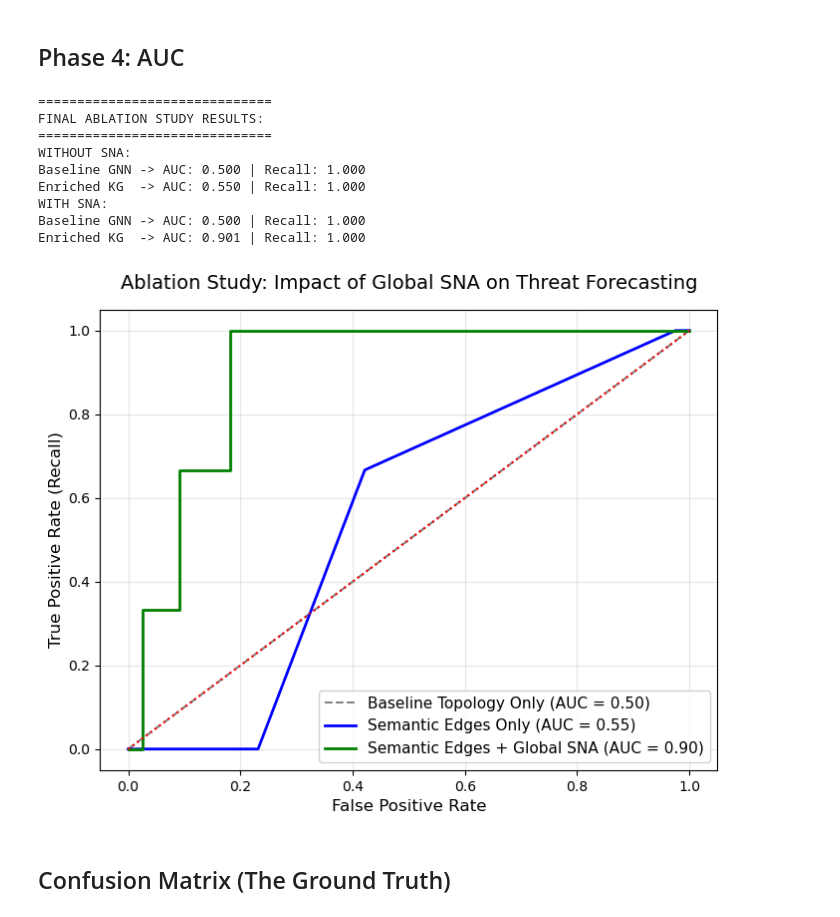
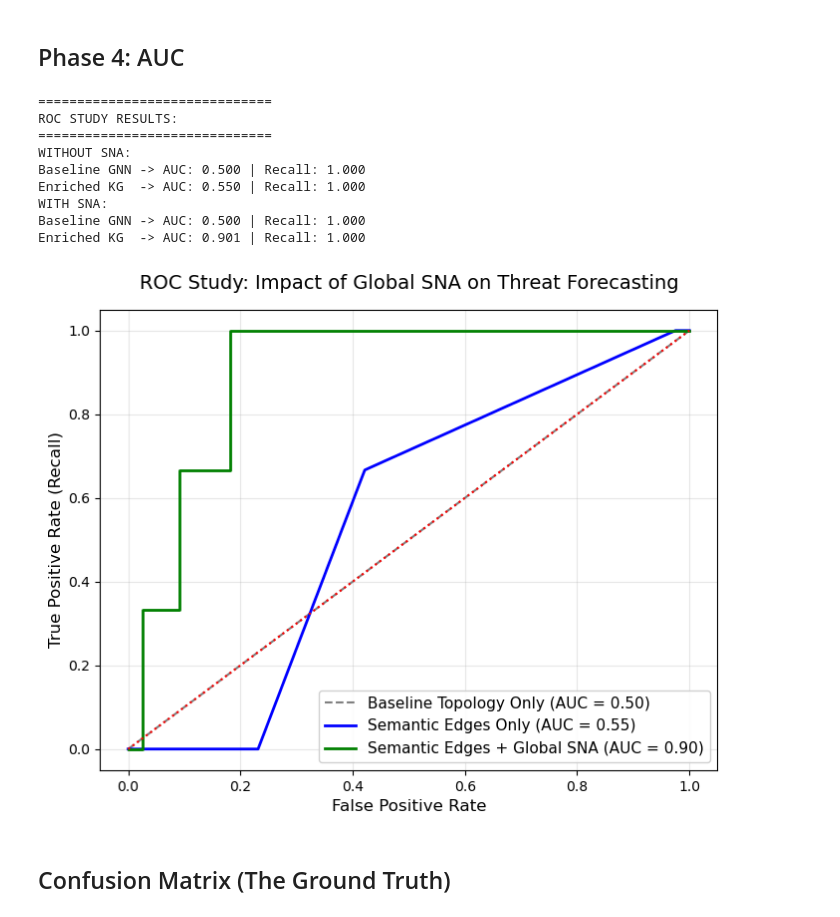
Before and after one commit to mdyagual/sna-for-oms-project, a Jupyter notebook: notebooks/risk_prediction_overview.ipynb, the cells around one changed output. Drawn from its saved outputs; the diff is of its cells as text; code cells hidden in the pictures.

```diff
--- a/notebooks/risk_prediction_overview.ipynb
+++ b/notebooks/risk_prediction_overview.ipynb
@@ -127,7 +234,7 @@ enr_auc_sna, enr_recall_sna, y_true_e_sna, preds_e_sna = evaluate_model(trained_
 
 
 print("="*30)
-print("FINAL ABLATION STUDY RESULTS:")
+print("ROC STUDY RESULTS:")
 print("="*30)
 print("WITHOUT SNA:")
 print(f"Baseline GNN -> AUC: {base_auc:.3f} | Recall: {base_recall:.3f}")
@@ -141,36 +248,36 @@ fpr_b, tpr_b, _ = roc_curve(y_true_b, preds_b)
 fpr_e, tpr_e, _ = roc_curve(y_true_e, preds_e)
 
 #fpr_b_sna, tpr_b_sna, _ = roc_curve(y_true_b_sna, preds_b_sna)
 fpr_e_sna, tpr_e_sna, _ = roc_curve(y_true_e_sna, preds_e_sna)
 
 plt.figure(figsize=(8, 6))
 plt.plot(fpr_b, tpr_b, linestyle='--', color='gray', label=f'Baseline Topology Only (AUC = {base_auc:.2f})')
 plt.plot(fpr_e, tpr_e, color='blue', linewidth=2, label=f'Semantic Edges Only (AUC = {enr_auc:.2f})')
 #plt.plot(fpr_b_sna, tpr_b_sna, linestyle='--', color='cyan', label=f'Baseline Binary GNN with SNA (AUC = {base_auc_sna:.2f})')
 plt.plot(fpr_e_sna, tpr_e_sna, color='green', linewidth=2, label=f'Semantic Edges + Global SNA (AUC = {enr_auc_sna:.2f})')
 plt.plot([0, 1], [0, 1], color='red', linestyle=':')
 
-plt.title('Ablation Study: Impact of Global SNA on Threat Forecasting', fontsize=14, pad=15)
+plt.title('ROC Study: Impact of Global SNA on Threat Forecasting', fontsize=14, pad=15)
 plt.xlabel('False Positive Rate', fontsize=12)
 plt.ylabel('True Positive Rate (Recall)', fontsize=12)
 plt.legend(loc='lower right', fontsize=11, framealpha=0.9)
 plt.grid(True, alpha=0.3)
 
 filename_curve_auc = f"ablation_curves_{timestamp}.png"
 # Save and show
 plt.savefig(filename_curve_auc, dpi=300, bbox_inches='tight')
 plt.show()
 # %% [output]
 ==============================
-FINAL ABLATION STUDY RESULTS:
+ROC STUDY RESULTS:
 ==============================
 WITHOUT SNA:
 Baseline GNN -> AUC: 0.500 | Recall: 1.000
 Enriched KG  -> AUC: 0.550 | Recall: 1.000
 WITH SNA:
 Baseline GNN -> AUC: 0.500 | Recall: 1.000
 Enriched KG  -> AUC: 0.901 | Recall: 1.000
-[figure, old version]
+[figure, new version]
 # %% [markdown]
 ## Confusion Matrix (The Ground Truth)
 # %%
```
Also changed, not shown: parts of 8 cells of this notebook.
